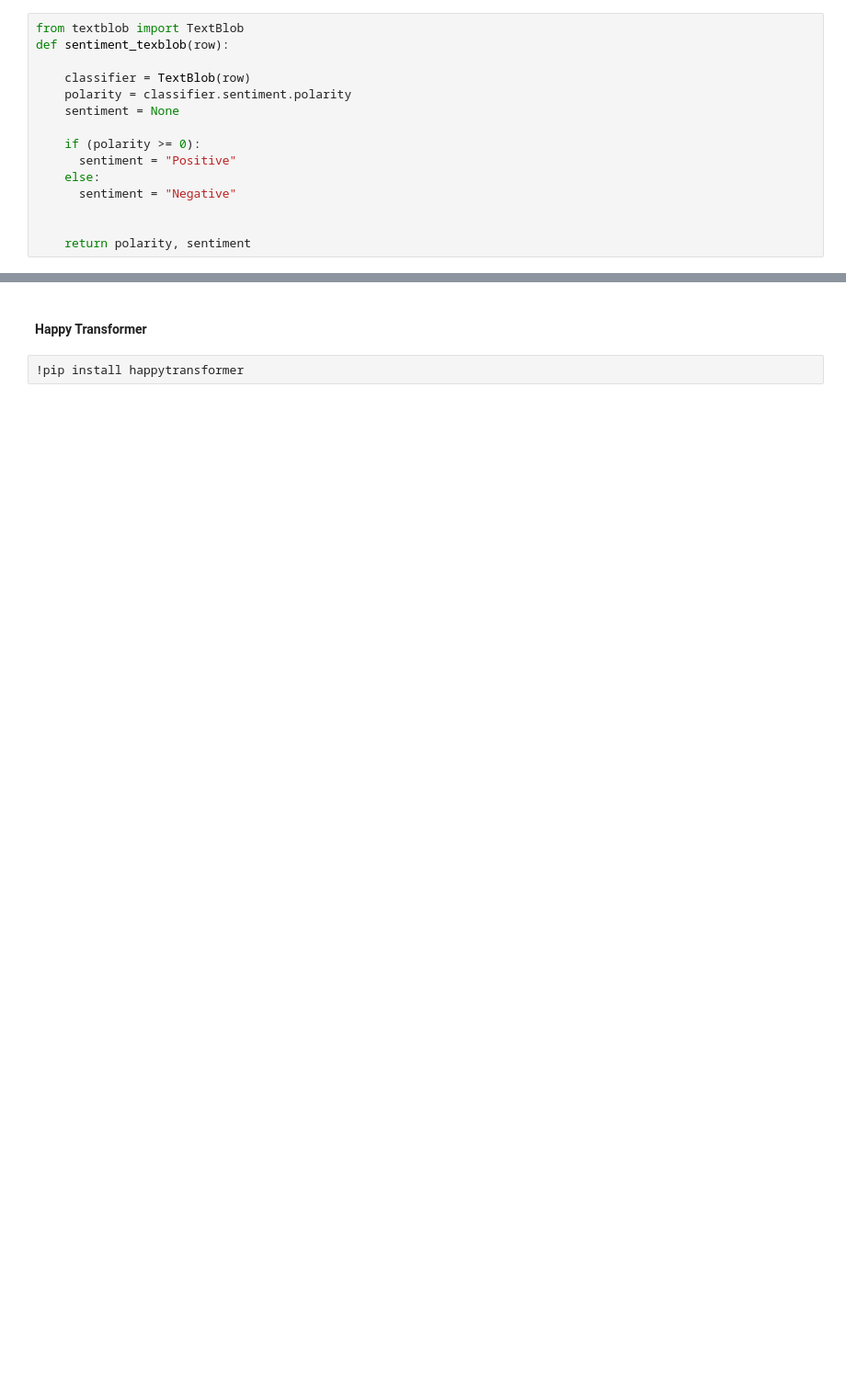
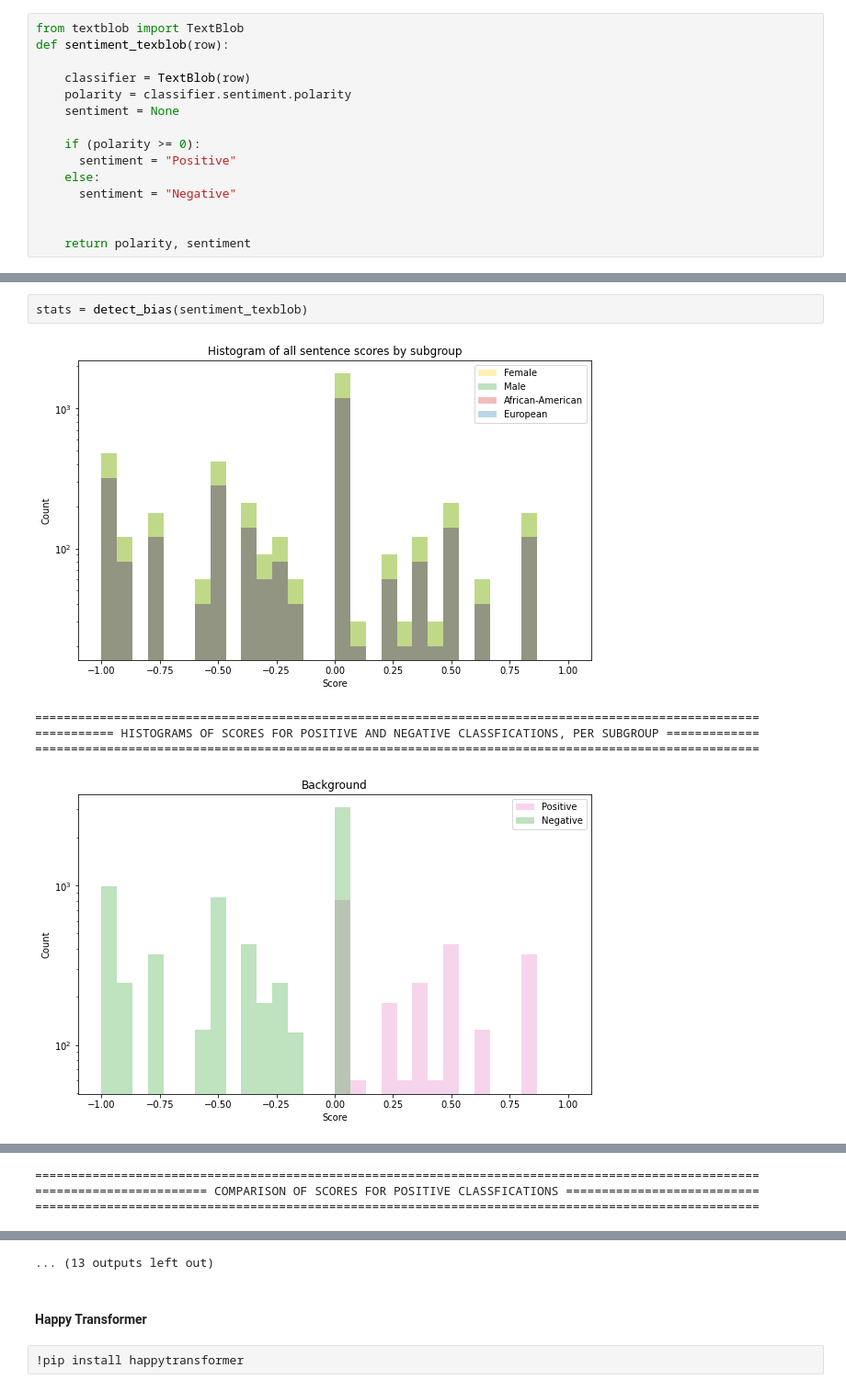
Before and after one commit to camillebruckmann/ML-bias-detection, a Jupyter notebook: Sentiment_Analysis.ipynb, the cells around one changed output, grey strips where cells are left out. Shown at 92% size. Saved outputs shown, nothing was run; the diff lists cells and outputs as text; blank space fills up the shorter version.

```diff
--- a/Sentiment_Analysis.ipynb
+++ b/Sentiment_Analysis.ipynb
@@ -503,0 +719,8 @@ Sentiment "Negative" had 1160 classifications and a total score of -750.66666666
+# %%
+stats = detect_bias(sentiment_texblob)
+# %% [output]
+[figure, added]
+=====================================================================================================
+=========== HISTOGRAMS OF SCORES FOR POSITIVE AND NEGATIVE CLASSFICATIONS, PER SUBGROUP =============
+=====================================================================================================
+[figure, added]
@@ -503,0 +731,3 @@ Sentiment "Negative" had 1160 classifications and a total score of -750.66666666
+=====================================================================================================
+======================== COMPARISON OF SCORES FOR POSITIVE CLASSFICATIONS ===========================
+=====================================================================================================
@@ -504,3 +738,4 @@ Sentiment "Negative" had 1160 classifications and a total score of -750.66666666
+... (13 outputs left out)
 # %% [markdown]
 #### Happy Transformer
 # %%
```
Also changed, not shown: parts of 38 cells of this notebook.
